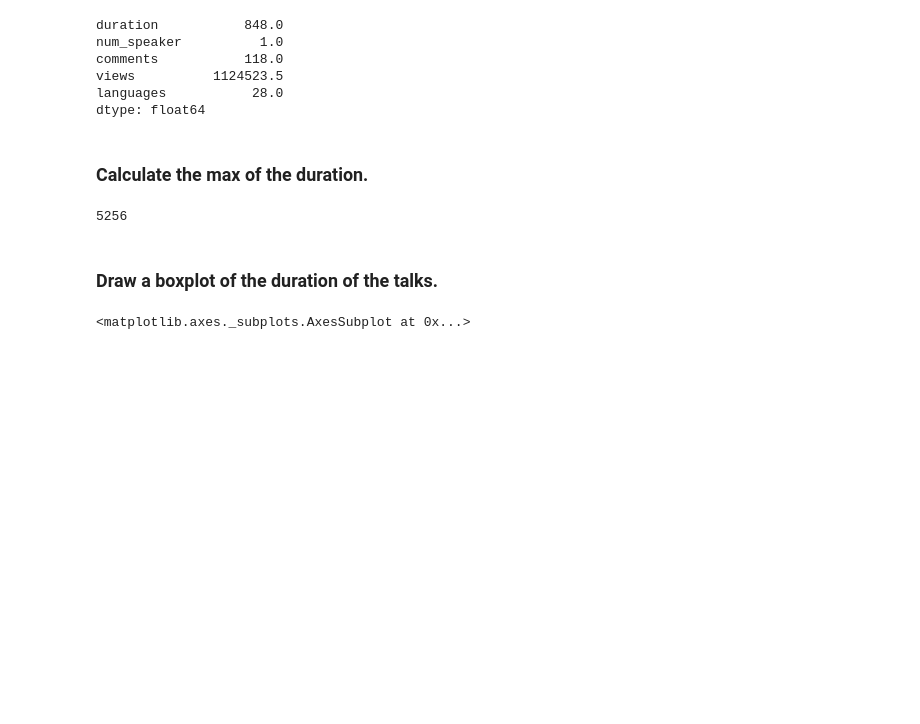
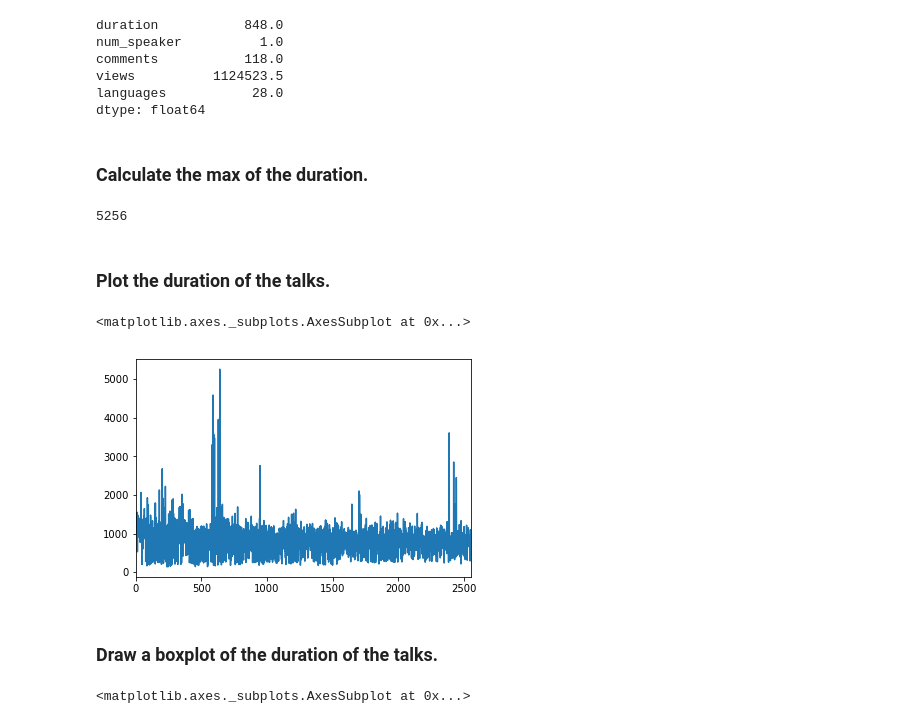
Before and after one commit to SandrineP/data_wrangling_tutorial, a Jupyter notebook: 1.2 Ted talks (Answers).ipynb, the cells around one changed output. Cells and saved outputs as stored; diff of their text form; code cells hidden in the pictures; blank space fills up the shorter version.

Commit message:
adding simple plot to 1.1 and 1.2

```diff
--- a/1.2 Ted talks (Answers).ipynb
+++ b/1.2 Ted talks (Answers).ipynb
@@ -241,3 +241,5 @@ dtype: float64
 ted.duration.max()
 # %% [output]
 5256
+# %% [markdown]
+### Plot the duration of the talks.
@@ -244,2 +249,7 @@ ted.duration.max()
+# %%
+ted['duration'].plot()
+# %% [output]
+<matplotlib.axes._subplots.AxesSubplot at 0x...>
+[figure, added]
 # %% [markdown]
 ### Draw a boxplot of the duration of the talks.
```
Also changed, not shown: parts of 2 cells of this notebook, 1 other file.
